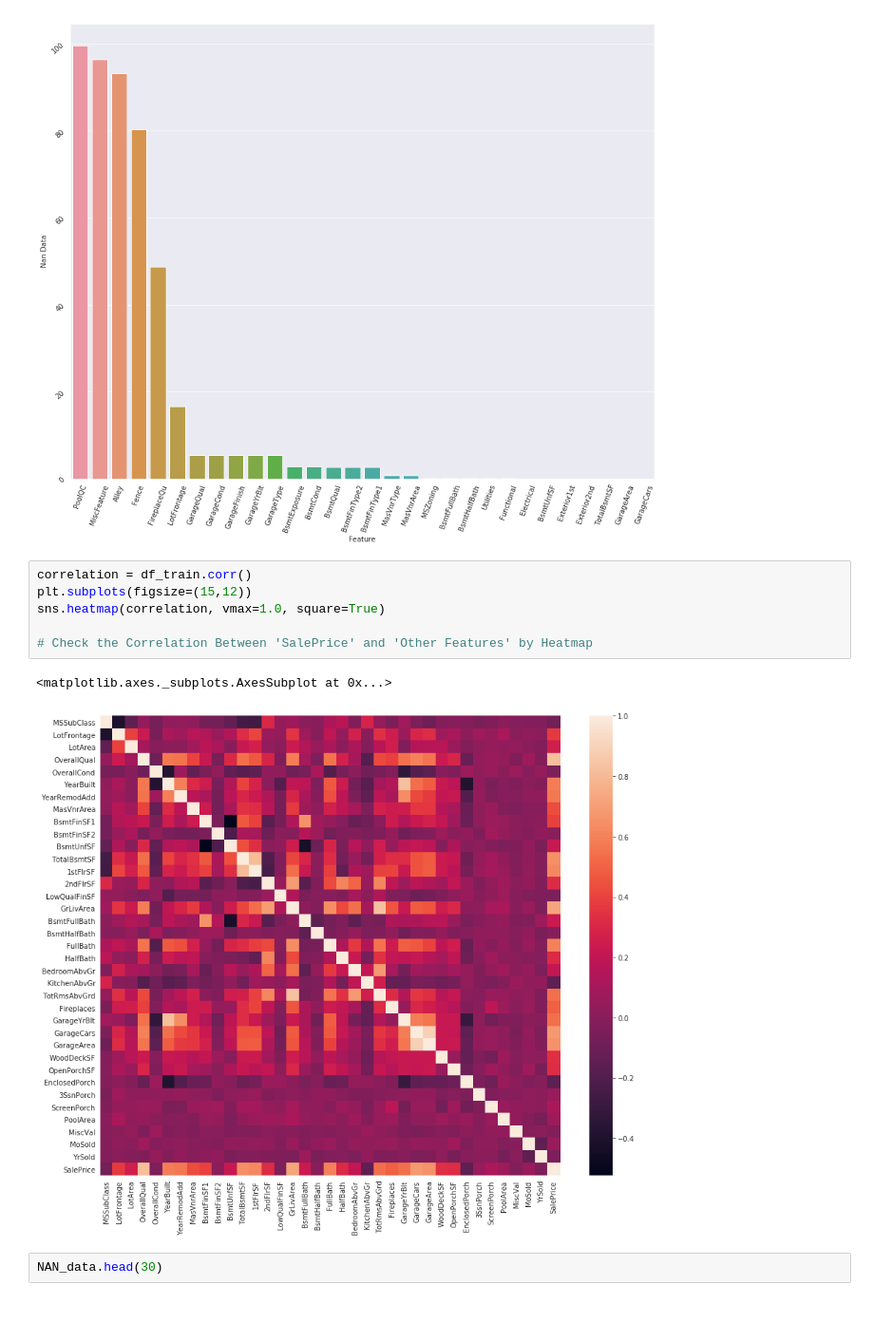
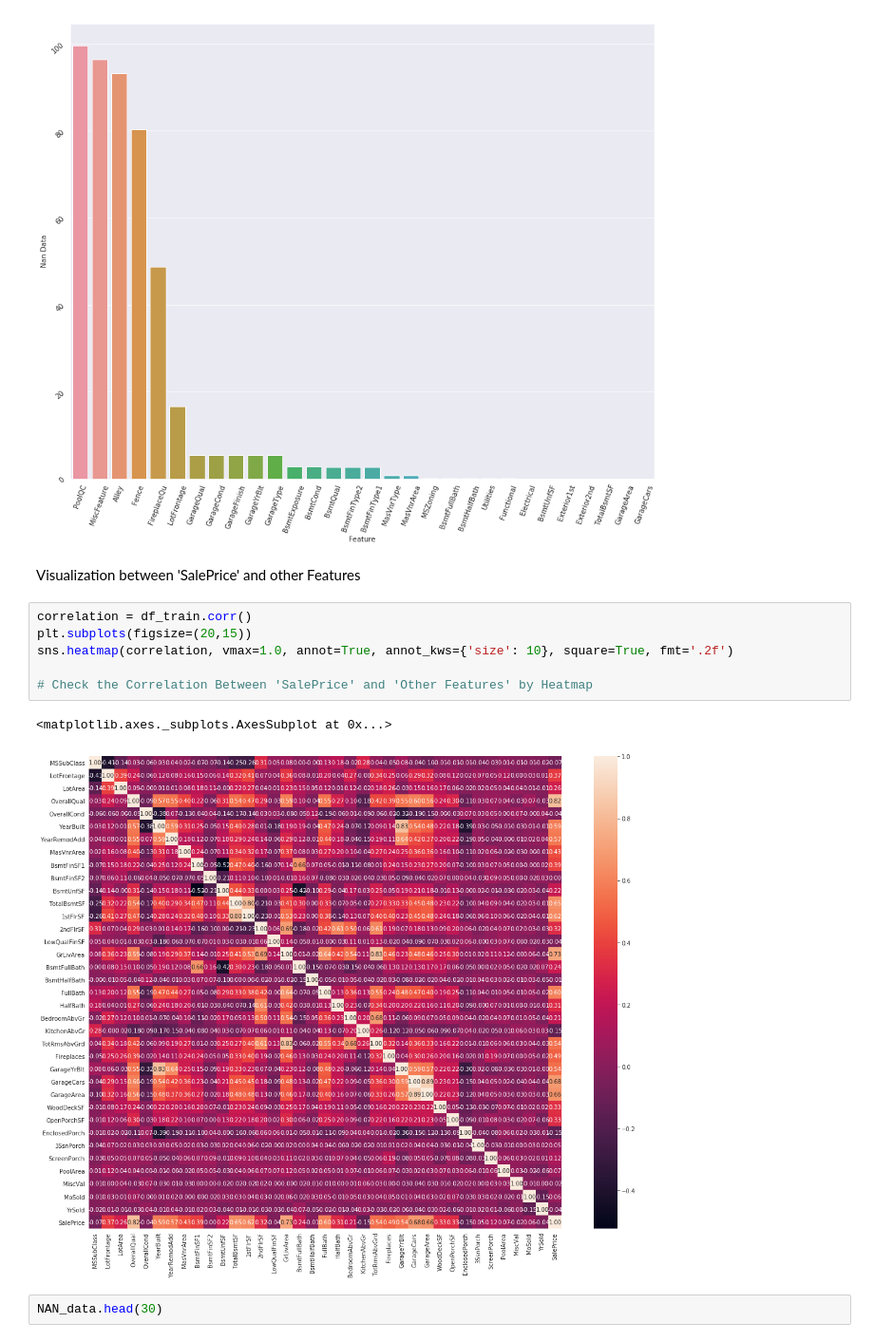
Before and after one commit to daehanchoi-dev/kaggle-HousePrice, a Jupyter notebook: HousePrice.ipynb, the cells around one changed output. Shown at 95% size. Drawn from its saved outputs; the diff is of its cells as text; blank space fills up the shorter version.

```diff
--- a/HousePrice.ipynb
+++ b/HousePrice.ipynb
@@ -199,15 +242,17 @@ plt.ylabel('Nan Data')
 plt.show()
 # %% [output]
 [figure]
+# %% [markdown]
+Visualization between 'SalePrice' and other Features
 # %%
 correlation = df_train.corr()
-plt.subplots(figsize=(15,12))
-sns.heatmap(correlation, vmax=1.0, square=True)
+plt.subplots(figsize=(20,15))
+sns.heatmap(correlation, vmax=1.0, annot=True, annot_kws={'size': 10}, square=True, fmt='.2f')
 
 # Check the Correlation Between 'SalePrice' and 'Other Features' by Heatmap
 # %% [output]
 <matplotlib.axes._subplots.AxesSubplot at 0x...>
-[figure, old version]
+[figure, new version]
 # %%
 NAN_data.head(30)
 # %% [output]
```
Also changed, not shown: parts of 26 cells of this notebook.
